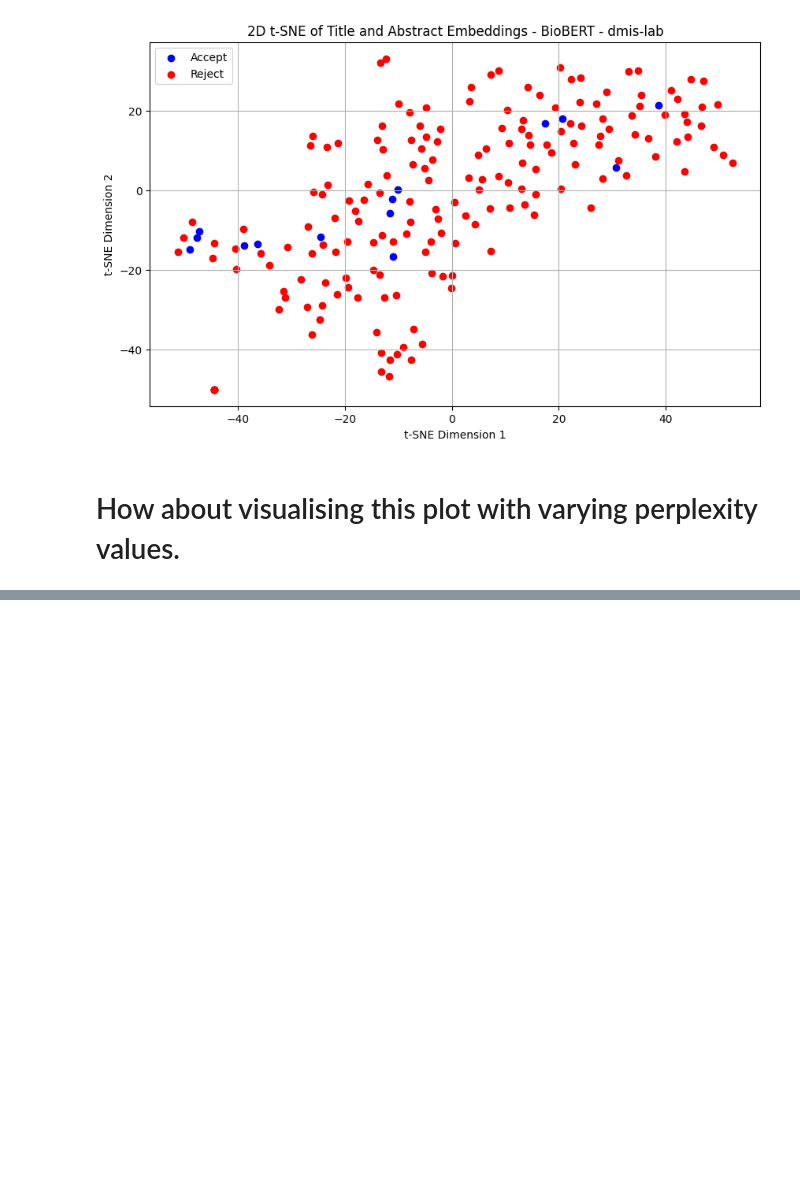
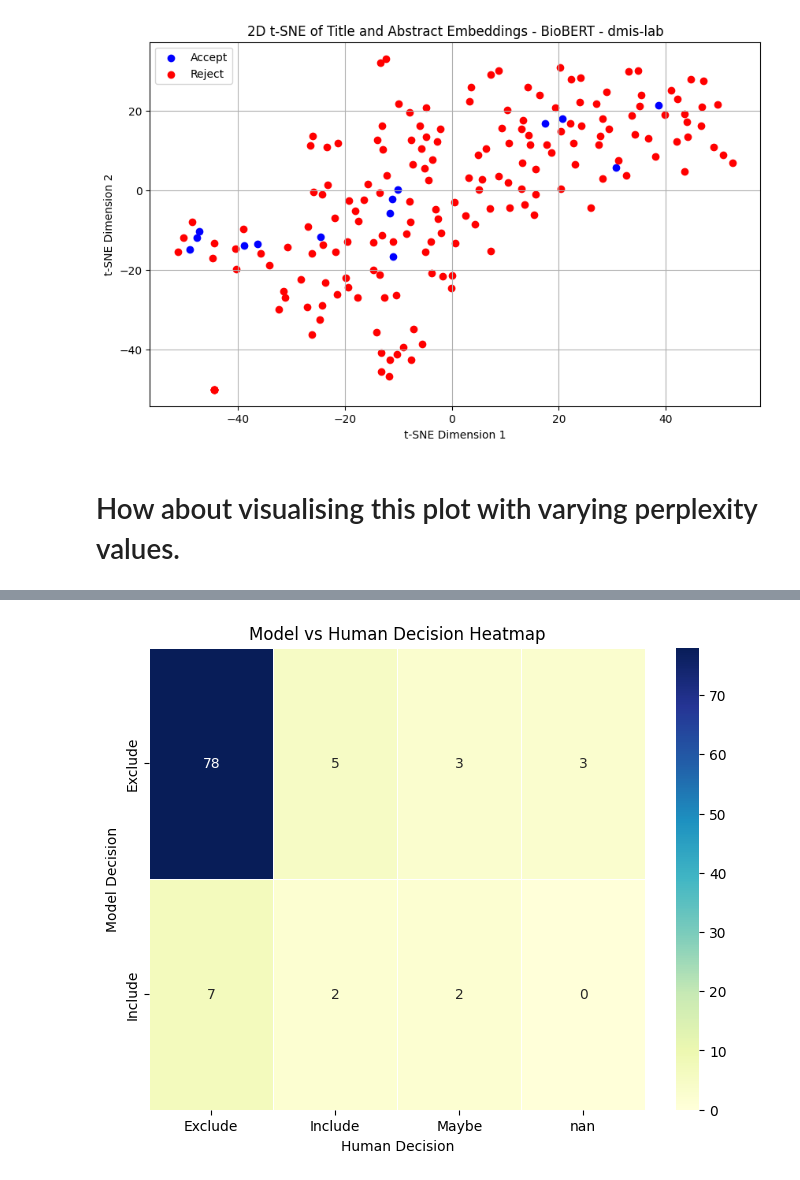
Before and after one commit to winfrednyoroka/ArticleSieve, a Jupyter notebook: Notebooks/Screeningpapers.ipynb, the cells around one changed output, grey strips where cells are left out. Drawn from its saved outputs; the diff is of its cells as text; code cells hidden in the pictures; blank space fills up the shorter version.

Commit message:
predict category from Ref centroid of 101 articles

```diff
--- a/Notebooks/Screeningpapers.ipynb
+++ b/Notebooks/Screeningpapers.ipynb
@@ -1084,0 +1284,12 @@ plt.show()
+# %%
+#MR_articles_prediction = predict_articles(Article_title_abs,accepted_centroid,rejected_centroid) # Output from classify function
+MR_articles_pred = pd.DataFrame(MR_articles_prediction) # Convert the list to a dataframe
+# Rename the columns
+MR_articles_pred.columns = ['title_abs','dist_to_accept','dist_toreject','model_decision']
+MR_articles_pred
+
+# Combine prediction dataframe with the test dataframe with human decision
+MR_articles_pred
+MR_articles_test
+MR_articles_test_pred = MR_articles_pred.merge(MR_articles_test,how='left',on ='title_abs') # joint test and prediction
+MR_articles_test_pred.sort_values('Decision',ascending=False).head(50) # Visualise the top 50, only recovers 2 papers with correct prediction
@@ -1084,0 +1375,20 @@ plt.show()
+# %%
+# Confusion matrix comparing human decision and model decision
+#!pip install seaborn
+import pandas as pd
+import matplotlib.pyplot as plt
+import seaborn as sns
+
+# Ensure consistent categories for the confusion matrix
+
+df=MR_articles_test_pred[['model_decision','Decision']]
+
+categories = ['Include', 'Exclude','Maybe']
+
+# Create a confusion matrix using pandas
+confusion_matrix = pd.crosstab(df['model_decision'], df['Decision'],
+                               rownames=['Model Decision'],
+                               colnames=['Human Decision'],
+                               dropna=False)  # dropna=False ensures no category is omitted
+
+print(confusion_matrix)
@@ -1084,0 +1411,14 @@ plt.show()
+# %%
+# Plot the confusion matrix as a heatmap
+plt.figure(figsize=(8, 6))
+sns.heatmap(confusion_matrix, annot=True, cmap="YlGnBu", fmt="d", linewidths=0.5)
+
+# Set labels and title
+plt.title('Model vs Human Decision Heatmap')
+plt.xlabel('Human Decision')
+plt.ylabel('Model Decision')
+
+# Show the plot
+plt.show()
+# %% [output]
+[figure, added]
```
Also changed, not shown: parts of 13 cells of this notebook.
